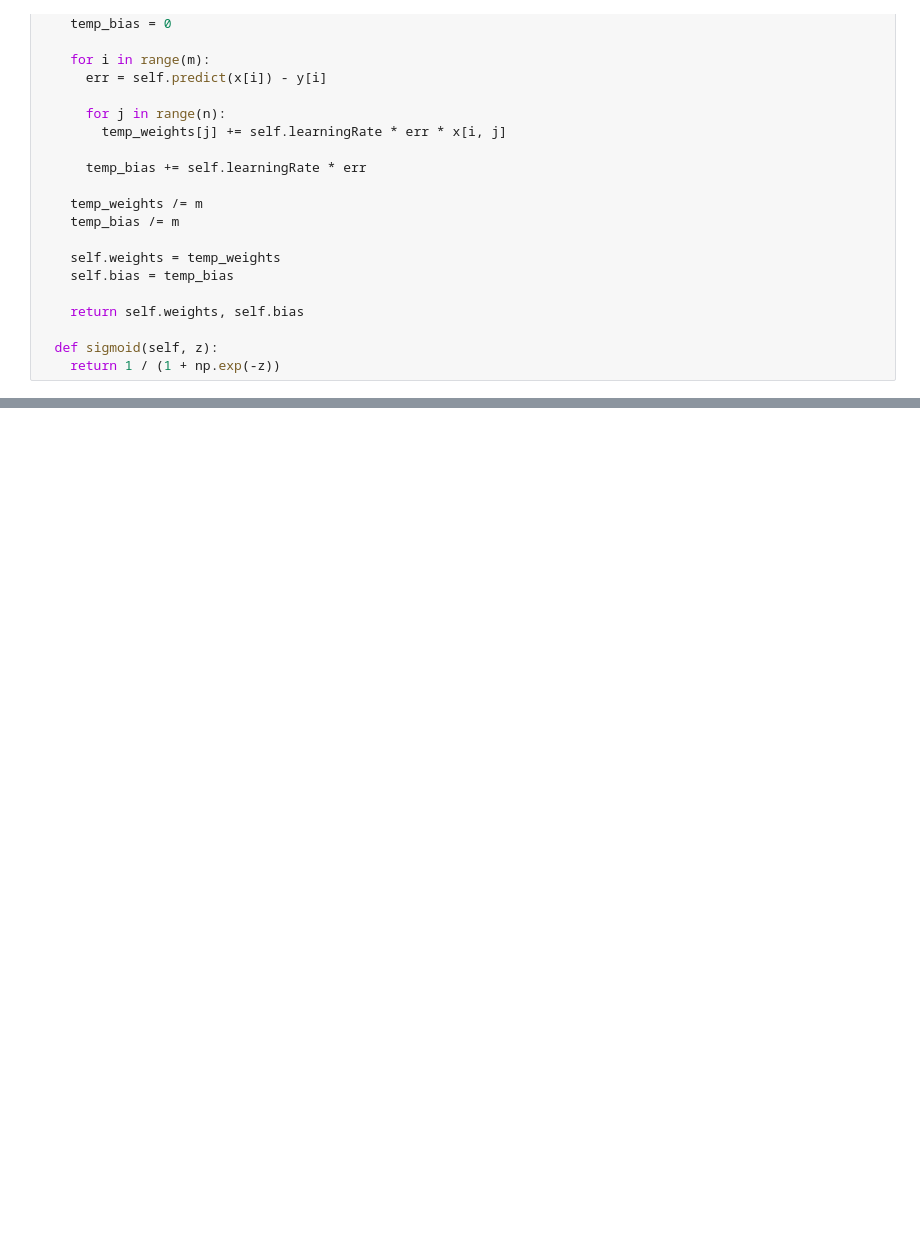
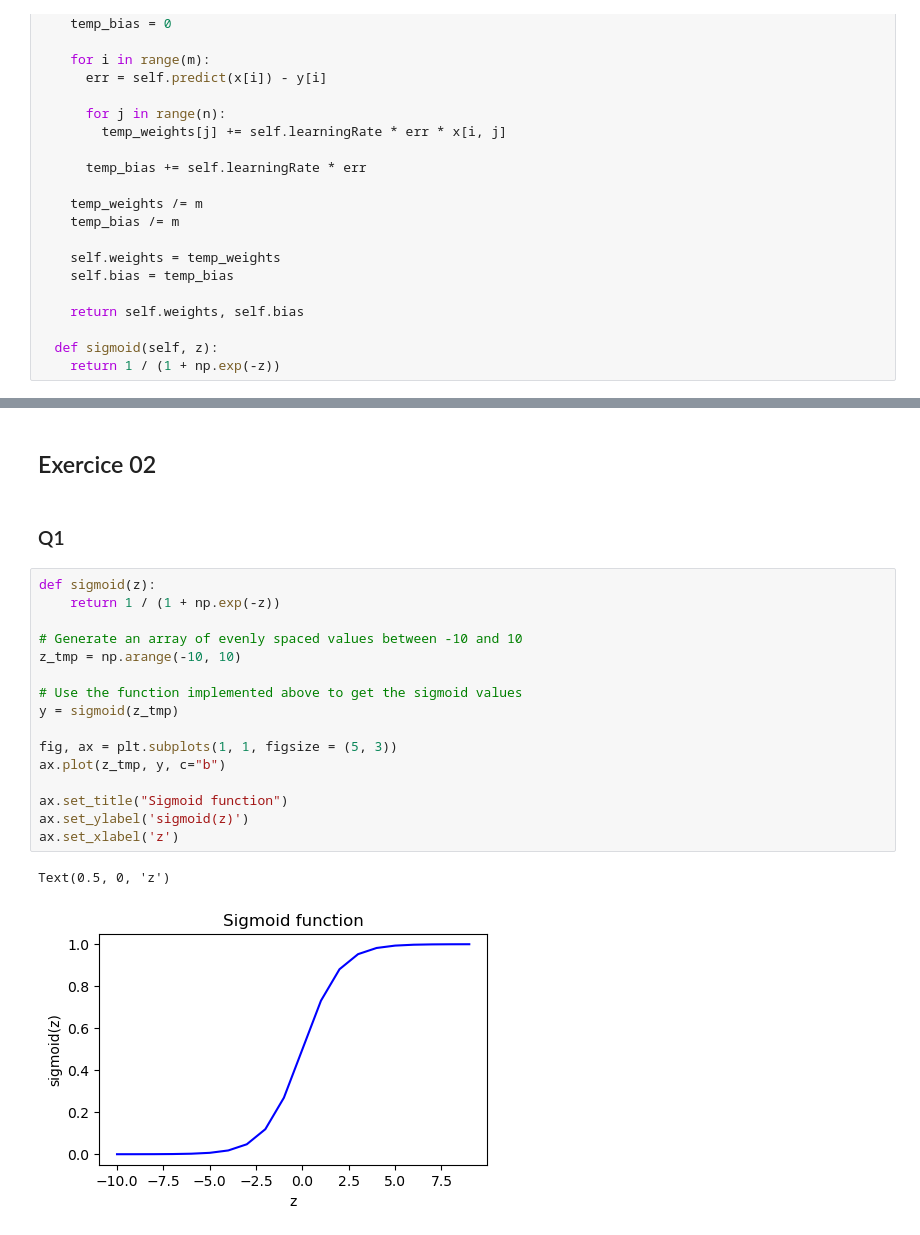
Before and after one commit to harounehadid/univ-machine-learning-perceptron, a Jupyter notebook: lab2.ipynb, the cells around one changed output, grey strips where cells are left out. Saved outputs shown, nothing was run; the diff lists cells and outputs as text; blank space fills up the shorter version.

Commit message:
Complete exercice 02.

```diff
--- a/lab2.ipynb
+++ b/lab2.ipynb
@@ -109,0 +110,23 @@ Text(0.5, 0, 'z')
+# %% [markdown]
+## Exercice 02
+# %% [markdown]
+### Q1
+# %%
+def sigmoid(z):
+    return 1 / (1 + np.exp(-z))
+
+# Generate an array of evenly spaced values between -10 and 10
+z_tmp = np.arange(-10, 10)
+
+# Use the function implemented above to get the sigmoid values
+y = sigmoid(z_tmp)
+
+fig, ax = plt.subplots(1, 1, figsize = (5, 3))
+ax.plot(z_tmp, y, c="b")
+
+ax.set_title("Sigmoid function")
+ax.set_ylabel('sigmoid(z)')
+ax.set_xlabel('z')
+# %% [output]
+Text(0.5, 0, 'z')
+[figure, added]
```
Also changed, not shown: parts of 7 cells of this notebook.
